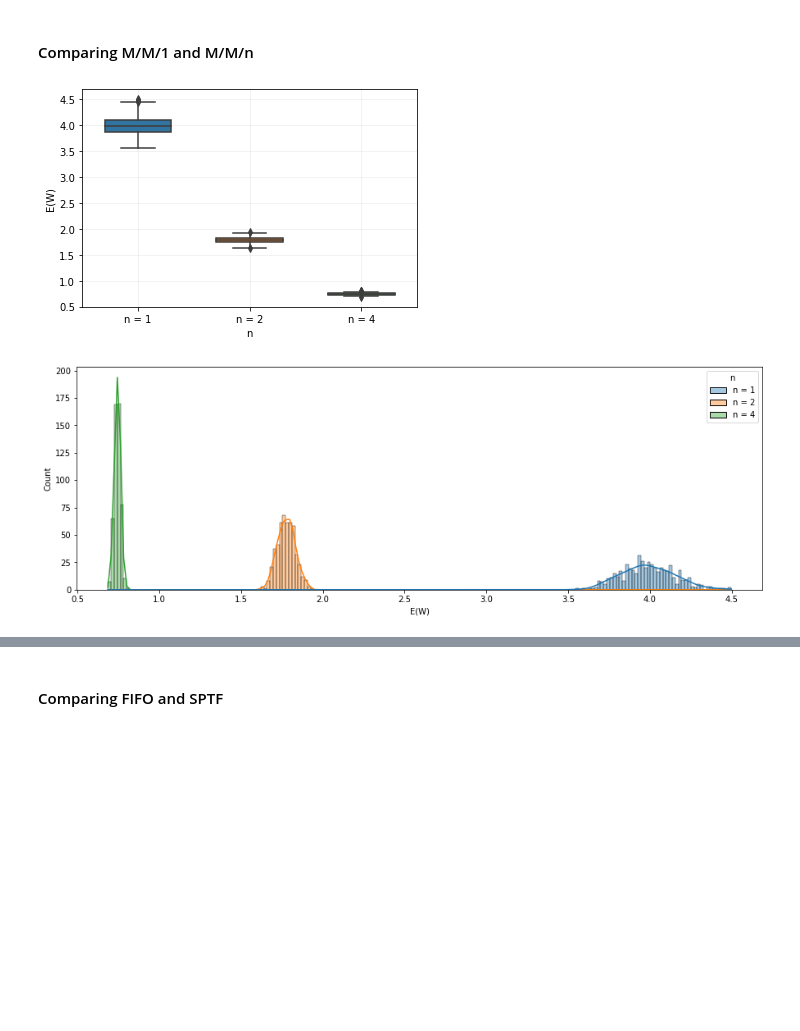
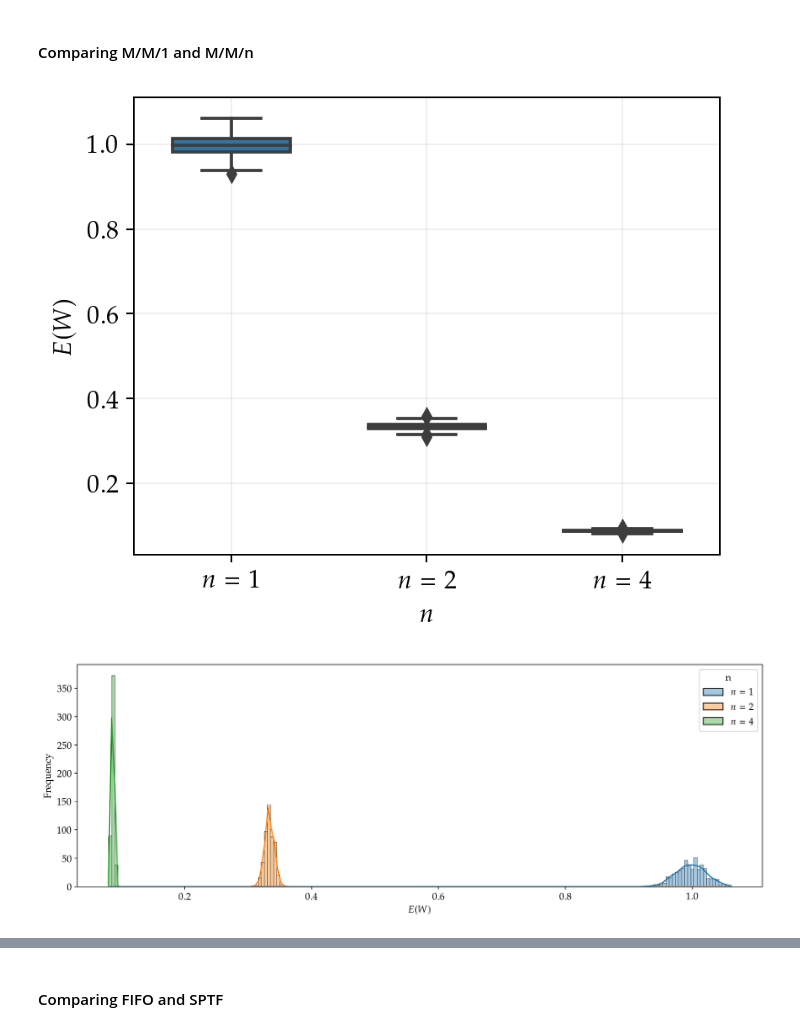
Before and after one commit to Maloup/Stochastic_assignment_2, a Jupyter notebook: Result_visualization.ipynb, the cells around one changed output, grey strips where cells are left out. Drawn from its saved outputs; the diff is of its cells as text; code cells hidden in the pictures; blank space fills up the shorter version.

```diff
--- a/Result_visualization.ipynb
+++ b/Result_visualization.ipynb
@@ -14,4 +15,15 @@ from queue_function import run_queue_experiment, vary_t_worker, vary_rho_worker
 from util import initialize_parallel_rngs
+# %%
+mpl.rcParams["figure.dpi"] = 180
+mpl.rcParams["legend.fontsize"] = 12
+mpl.rcParams["font.size"] = 12
+
+plt.rc("text", usetex=True)
+plt.rc("text.latex", preamble=r"""
+     \usepackage{palatino}
+     \usepackage{newpxmath}""")
+
+plt.rc("font", family="serif")
 # %% [markdown]
 ### Helper functions
 # %%
@@ -208,39 +242,50 @@ if False:
     shelf.close()
 # %%
 shelf = shelve.open("Arrays/stats_varying_n")
-stats_data_n1 = shelf["stats_data_n1"]
-stats_data_n2 = shelf["stats_data_n2"]
-stats_data_n4 = shelf["stats_data_n4"]
+
+stats_data = []
+
+for rho in ("0.5", "", "0.95"):
+    key = f"_{rho}" if rho != "" else ""
+    stats_data_n1 = shelf[f"stats_data_n1{key}"]
+    stats_data_n2 = shelf[f"stats_data_n2{key}"]
+    stats_data_n4 = shelf[f"stats_data_n4{key}"]
+    stats_data.append((stats_data_n1, stats_data_n2, stats_data_n4))
+
 t_range = shelf["t_range"]
 shelf.close()
 # %%
+fig = plt.figure(figsize=(5, 4))
+
+stats_data_n1, stats_data_n2, stats_data_n4 = stats_data[0] # index 0 = 0.5, index 1 = 0.8, index 2 = 0.95
 
 values_n1 = np.array(stats_data_n1)
 values_n2 = np.array(stats_data_n2)
 values_n4 = np.array(stats_data_n4)
-data_n1 = np.array([np.repeat("n = 1", len(values_n1)), values_n1])
-data_n2 = np.array([np.repeat("n = 2", len(values_n2)), values_n2])
-data_n3 = np.array([np.repeat("n = 4", len(values_n4)), values_n4])
+data_n1 = np.array([np.repeat("$n = 1$", len(values_n1)), values_n1])
+data_n2 = np.array([np.repeat("$n = 2$", len(values_n2)), values_n2])
+data_n3 = np.array([np.repeat("$n = 4$", len(values_n4)), values_n4])
 Data = np.concatenate([data_n1, data_n2, data_n3], axis = 1)
 
 df = pd.DataFrame(Data.T, columns = ["n", "E(W)"])
 df = df.astype({"E(W)": float})
 ax = sns.boxplot(x="n", y="E(W)",  data=df, width = 0.6, zorder=3)
 ax.set_axisbelow(True)
 plt.grid(alpha = 0.2, zorder=0)
 #plt.yscale("log")
-plt.ylabel("E(W)")
-plt.xlabel("n")
+plt.ylabel("$E(W$)")
+plt.xlabel("$n$")
 plt.show()
 # %% [output]
-[figure, old version]
+[figure, new version]
 # %%
 plt.figure(figsize = (15,5))
 sns.histplot(data = df, hue="n", x="E(W)", alpha=0.4, kde = True, bins = 200)
-#plt.xscale("log")
+plt.xlabel("$E(W)$")
+plt.ylabel("Frequency")
 plt.show()
 # %% [output]
-[figure, old version]
+[figure, new version]
 # %%
 values_n1 = np.array(stats_data_n1)
 values_n2 = np.array(stats_data_n2)
```
Also changed, not shown: parts of 9 cells of this notebook, 1 other file.
